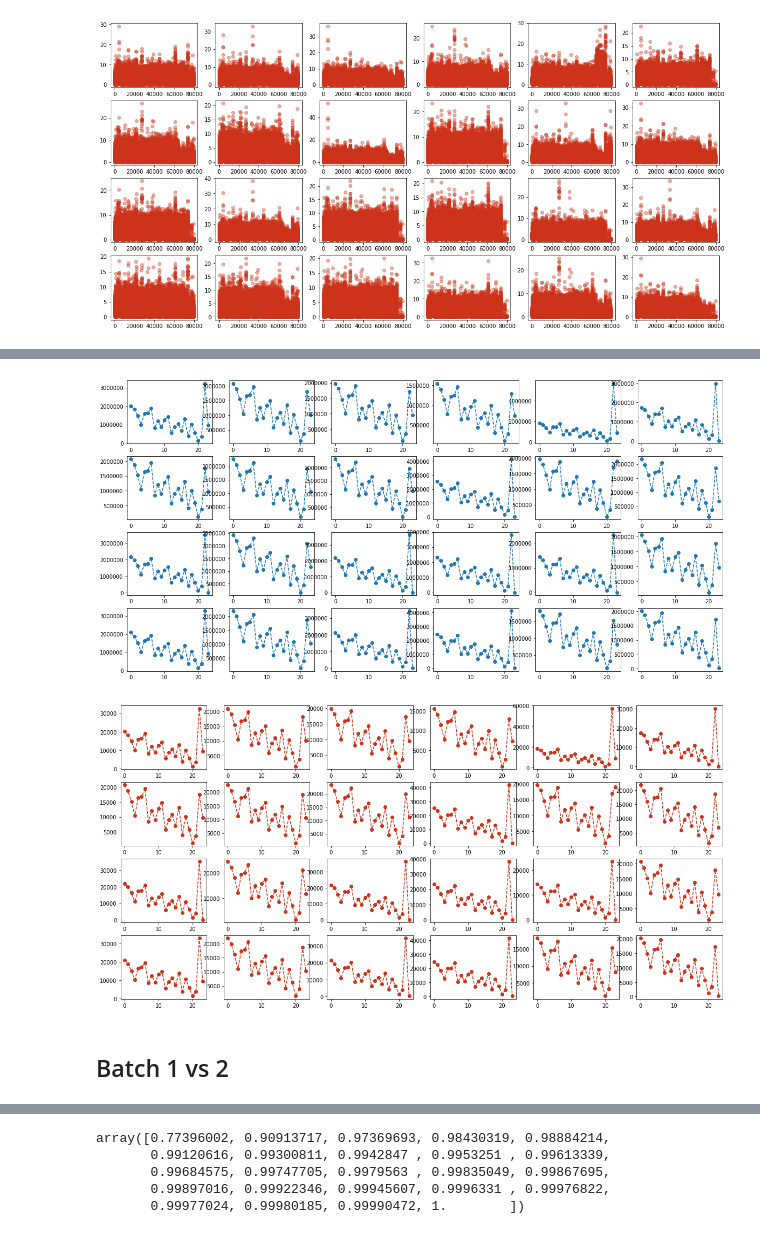
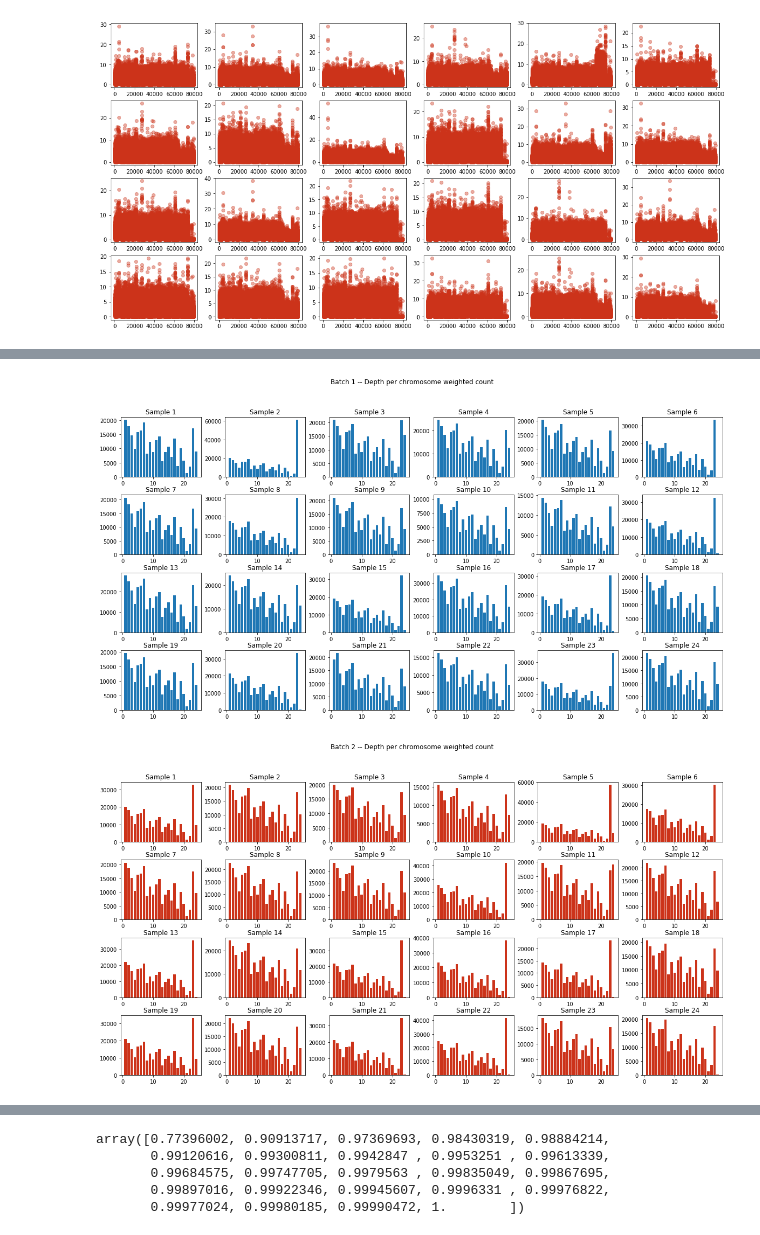
Before and after one commit to asiv21/Aneuploidy, a Jupyter notebook: AbhishekMain.ipynb, the cells around one changed output, grey strips where cells are left out. Saved outputs shown, nothing was run; the diff lists cells and outputs as text; code cells hidden in the pictures.

```diff
--- a/AbhishekMain.ipynb
+++ b/AbhishekMain.ipynb
@@ -190,16 +158,23 @@ B2_Depth_wt
 # %%
-print('Reads per person, x axis is the number of the chromosome')
+
 plt.figure(figsize = (20,10))
+plt.suptitle('Batch 1 -- Depth per chromosome count')
+plt.subplots_adjust(hspace = 0.3)
+plt.subplots_adjust(wspace = 0.3)
 for k in range(24):
     plt.subplot(4,6,k+1)
-    plt.plot(Depth1_chrom[:,k],'o--',alpha = 1)
+    plt.bar(np.arange(1,25),Depth1_chrom[:,k],alpha = 1)
+    plt.title('Sample '+str(k+1))
 
-print('Weighted Reads per person, x axis is the number of the chromosome')
+
 plt.figure(figsize = (20,10))
-
+plt.suptitle('Batch 2 -- Depth per chromosome count')
+plt.subplots_adjust(hspace = 0.3)
+plt.subplots_adjust(wspace = 0.3)
 for k in range(24):
     plt.subplot(4,6,k+1)
-    plt.plot(Depth1_chrom_wt[:,k],'o--',color = (0.8,0.2,0.1),alpha = 1)
+    plt.bar(np.arange(1,25),Depth2_chrom[:,k],color = (0.8,0.2,0.1),alpha = 1)
+    plt.title('Sample '+str(k+1))
 
 
 
@@ -215,21 +188,28 @@ Weighted Reads per person, x axis is the number of the chromosome
 # %%
 plt.figure(figsize = (20,10))
+plt.suptitle('Batch 1 -- Depth per chromosome weighted count')
+plt.subplots_adjust(hspace = 0.3)
+plt.subplots_adjust(wspace = 0.3)
 for k in range(24):
     plt.subplot(4,6,k+1)
-    plt.plot(Depth2_chrom[:,k],'o--',alpha = 1)
+    plt.bar(np.arange(1,25),Depth1_chrom_wt[:,k],alpha = 1)
+    plt.title('Sample '+str(k+1))
+
 
 plt.figure(figsize = (20,10))
+plt.suptitle('Batch 2 -- Depth per chromosome weighted count')
+plt.subplots_adjust(hspace = 0.3)
+plt.subplots_adjust(wspace = 0.3)
 for k in range(24):
     plt.subplot(4,6,k+1)
-    plt.plot(Depth2_chrom_wt[:,k],'o--',color = (0.8,0.2,0.1),alpha = 1)
+    plt.bar(np.arange(1,25),Depth2_chrom_wt[:,k],color = (0.8,0.2,0.1),alpha = 1)
+    plt.title('Sample '+str(k+1))
 
 
 # plt.figure(figsize = (20,10))
 # for k in range(24):
 #     plt.subplot(4,6,k+1)
 #     plt.plot(Depth2_chrom[k,:],'o--',color = (0.8,0.2,0.1),alpha = 1)
 # %% [output]
-[figure, old version]
+[figure, new version]
-[figure, old version]
+[figure, new version]
-# %% [markdown]
-## Batch 1 vs 2
```
Also changed, not shown: parts of 15 cells of this notebook, 1 other file.
